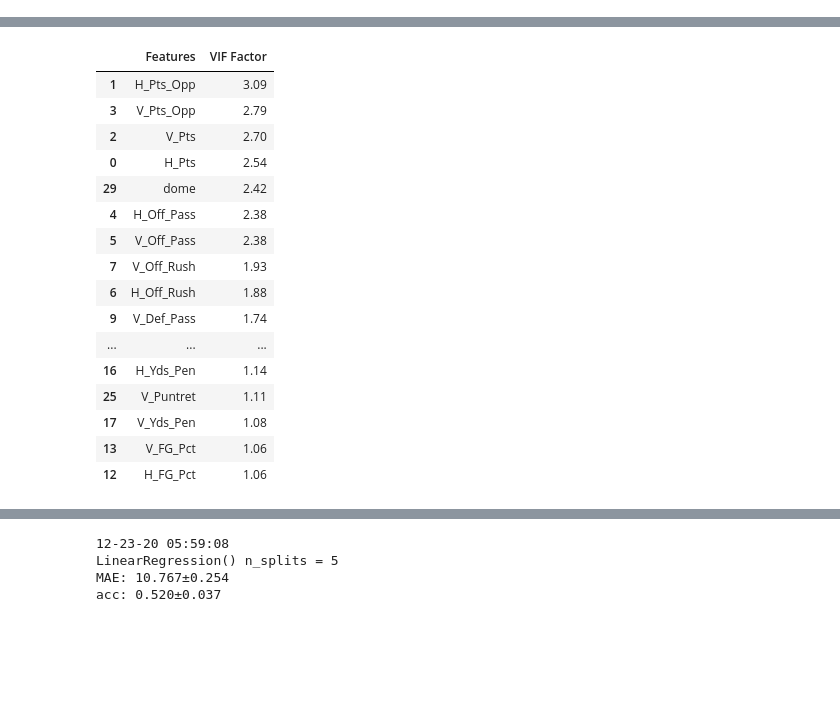
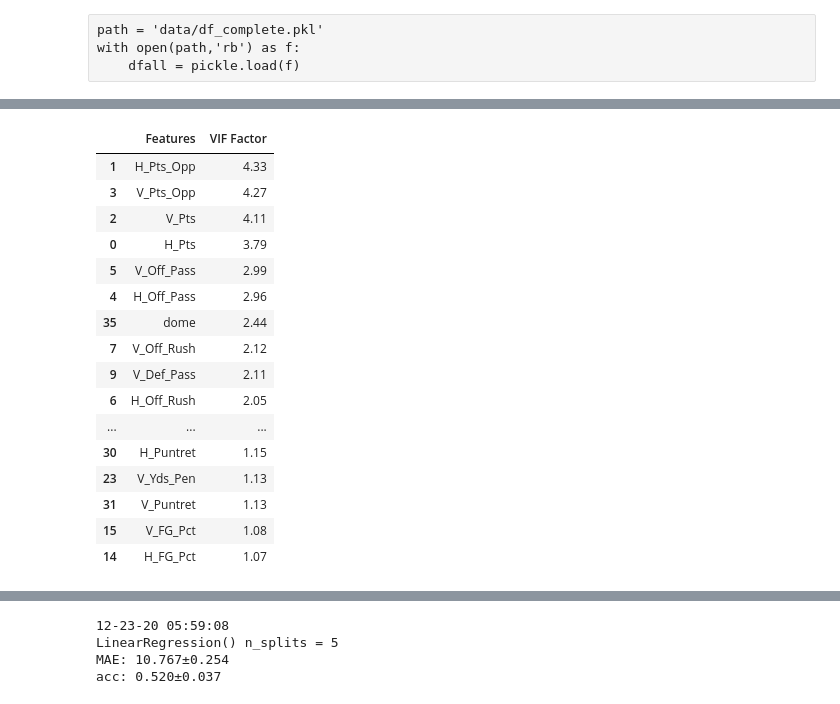
Before and after one commit to titansat74/Projects, a Jupyter notebook: Capstone Two/Cap2_Model.ipynb, the cells around one changed output, grey strips where cells are left out. Cells and saved outputs as stored; diff of their text form; code cells hidden in the pictures; blank space fills up the shorter version.

```diff
--- a/Capstone Two/Cap2_Model.ipynb
+++ b/Capstone Two/Cap2_Model.ipynb
@@ -223,10 +223,10 @@ def plot_coef(OLS,p_thresh=None):
     ax.axhline(y=0, linestyle='--', color='black', linewidth=4)
     ax.xaxis.set_ticks_position('none')
     return
-# %%
-path = 'data/df_complete.pkl'
-with open(path,'rb') as f:
-    dfall = pickle.load(f)
+# %% [raw]
+path = 'data/df_complete.pkl'
+with open(path,'rb') as f:
+    dfall = pickle.load(f)
 # %%
 turf=['a_turf','astroplay','fieldturf','sportturf','matrixturf']
 LR = linear_model.LinearRegression()
@@ -238,6 +238,7 @@ path = 'data/df_2010_2019_5wk.pkl'
 with open(path,'rb') as f:
     dfgame = pickle.load(f)
 # %%
+print_time()
 train_ratio = 0.70
 seed = 37
 X = dfgame.drop(['Tot_Pts','Over_Under','Home_Team','Vis_Team','H_Game','V_Game'],axis=1)
@@ -245,8 +246,7 @@ X = X.drop(['a_turf','astroplay','fieldturf','sportturf','matrixturf'],axis=1)
 y = dfgame['Tot_Pts']
 
 vifdrop=['H_TD','V_TD','H_Pass_Metric','V_Pass_Metric','H_Rush_Metric','V_Rush_Metric','H_RZ_Pct','V_RZ_Pct',
-         'H_Poss','V_Poss','H_Plays','V_Plays','H_TO_Gain','V_TO_Gain','H_TO_Lost','V_TO_Lost','H_TD_on_Def',
-         'V_TD_on_Def']
+         'H_Poss','V_Poss','H_Plays','V_Plays']
 X = X.drop(vifdrop,axis=1)
 # W/out Pass/Rush Metrics, Scores, Possession, Plays, dome, TOs, TDs
 X_train, X_val, X_test, y_train, y_val, y_test  = tt_split(X, y, train_ratio, seed=seed, val=True)
@@ -260,20 +261,20 @@ vif.round(2).sort_values(by='VIF Factor',ascending=False)
 |  | Features | VIF Factor |
-| 1 | H_Pts_Opp | 3.09 |
-| 3 | V_Pts_Opp | 2.79 |
-| 2 | V_Pts | 2.70 |
-| 0 | H_Pts | 2.54 |
-| 29 | dome | 2.42 |
-| 4 | H_Off_Pass | 2.38 |
-| 5 | V_Off_Pass | 2.38 |
-| 7 | V_Off_Rush | 1.93 |
-| 6 | H_Off_Rush | 1.88 |
-| 9 | V_Def_Pass | 1.74 |
+| 1 | H_Pts_Opp | 4.33 |
+| 3 | V_Pts_Opp | 4.27 |
+| 2 | V_Pts | 4.11 |
+| 0 | H_Pts | 3.79 |
+| 5 | V_Off_Pass | 2.99 |
+| 4 | H_Off_Pass | 2.96 |
+| 35 | dome | 2.44 |
+| 7 | V_Off_Rush | 2.12 |
+| 9 | V_Def_Pass | 2.11 |
+| 6 | H_Off_Rush | 2.05 |
 | ... | ... | ... |
-| 16 | H_Yds_Pen | 1.14 |
-| 25 | V_Puntret | 1.11 |
-| 17 | V_Yds_Pen | 1.08 |
-| 13 | V_FG_Pct | 1.06 |
-| 12 | H_FG_Pct | 1.06 |
+| 30 | H_Puntret | 1.15 |
+| 23 | V_Yds_Pen | 1.13 |
+| 31 | V_Puntret | 1.13 |
+| 15 | V_FG_Pct | 1.08 |
+| 14 | H_FG_Pct | 1.07 |
 # %%
 # Not scaled, no turf, High VIF Features dropped
 import statsmodels.api as sm
```
Also changed, not shown: parts of 24 cells of this notebook.
